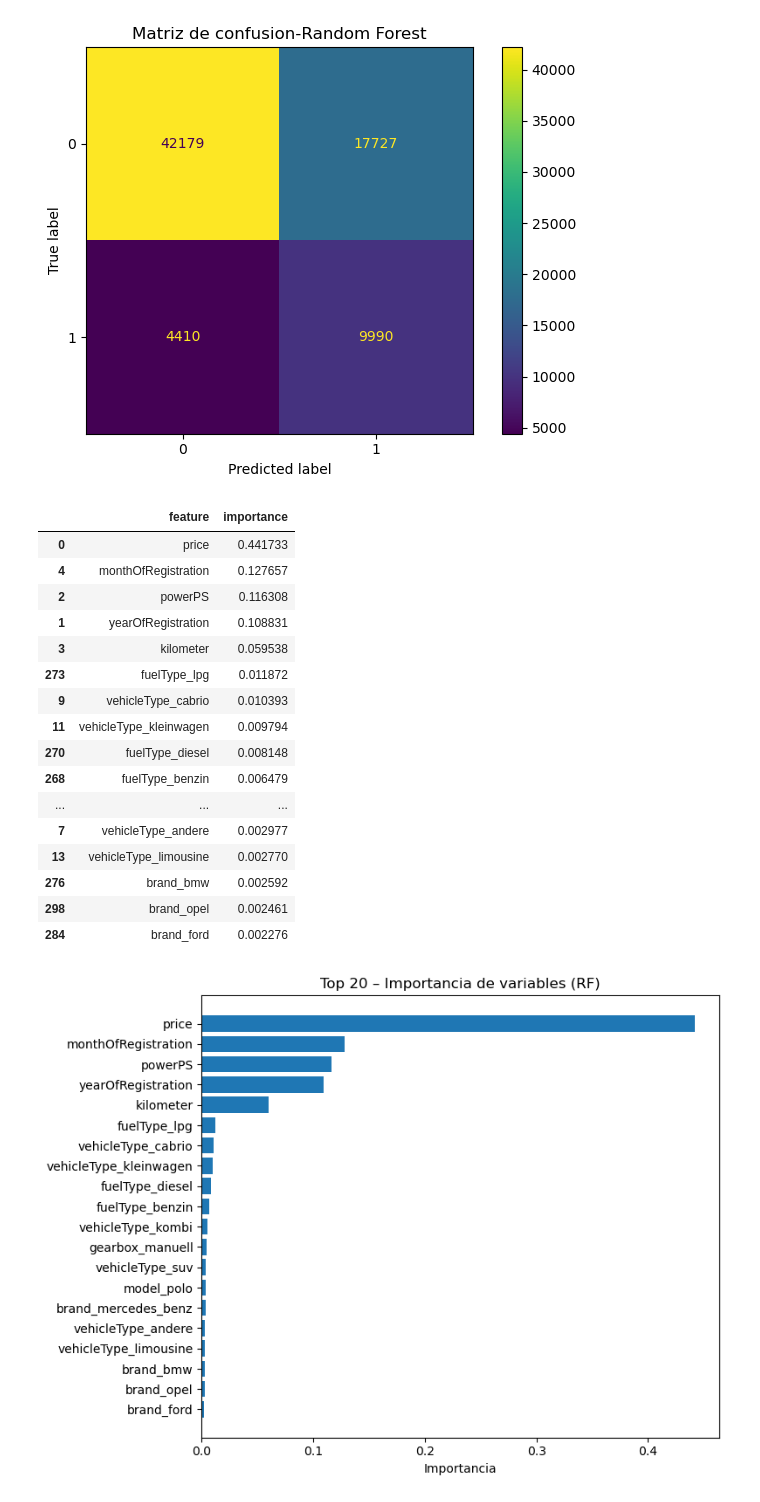
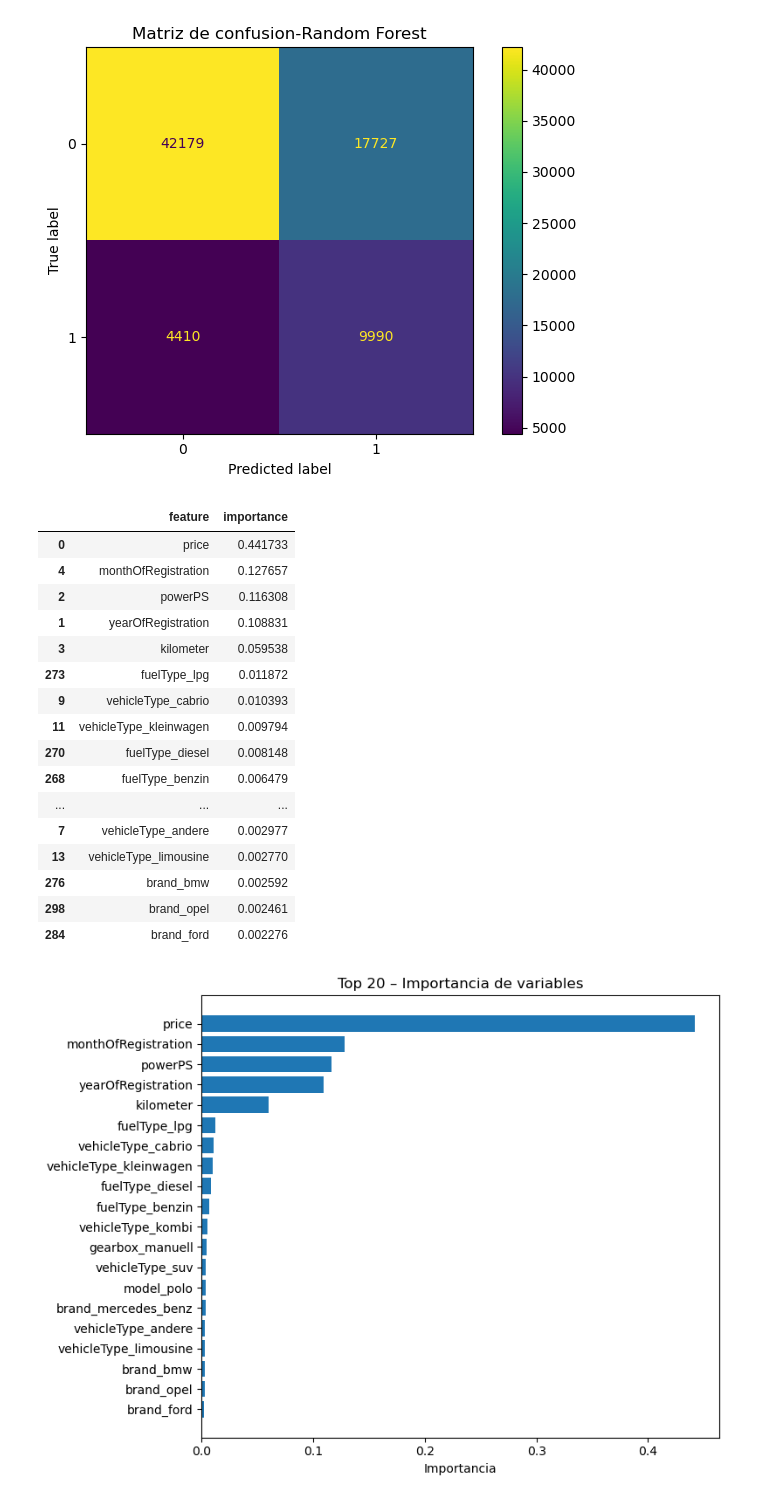
Before and after one commit to cior666/Machine-Learning-III-entrega, a Jupyter notebook: Modelado/Model.ipynb, the cells around one changed output. Drawn from its saved outputs; the diff is of its cells as text; code cells hidden in the pictures.

Commit message:
Agrego imagenes y explicaciones varias

```diff
--- a/Modelado/Model.ipynb
+++ b/Modelado/Model.ipynb
@@ -110,28 +110,28 @@ imp_df = pd.DataFrame({'feature': feature_names, 'importance': imp}) \
 # %%
 display(imp_df)
 
 plt.figure(figsize=(8,6))
 plt.barh(imp_df['feature'][::-1], imp_df['importance'][::-1])
-plt.title('Top 20 – Importancia de variables (RF)')
+plt.title('Top 20 – Importancia de variables')
 plt.xlabel('Importancia')
 plt.tight_layout()
 plt.show()
 # %% [output]
 |  | feature | importance |
 | 0 | price | 0.441733 |
 | 4 | monthOfRegistration | 0.127657 |
 | 2 | powerPS | 0.116308 |
 | 1 | yearOfRegistration | 0.108831 |
 | 3 | kilometer | 0.059538 |
 | 273 | fuelType_lpg | 0.011872 |
 | 9 | vehicleType_cabrio | 0.010393 |
 | 11 | vehicleType_kleinwagen | 0.009794 |
 | 270 | fuelType_diesel | 0.008148 |
 | 268 | fuelType_benzin | 0.006479 |
 | ... | ... | ... |
 | 7 | vehicleType_andere | 0.002977 |
 | 13 | vehicleType_limousine | 0.002770 |
 | 276 | brand_bmw | 0.002592 |
 | 298 | brand_opel | 0.002461 |
 | 284 | brand_ford | 0.002276 |
-[figure, old version]
+[figure, new version]
```
Also changed, not shown: 9 other files.
